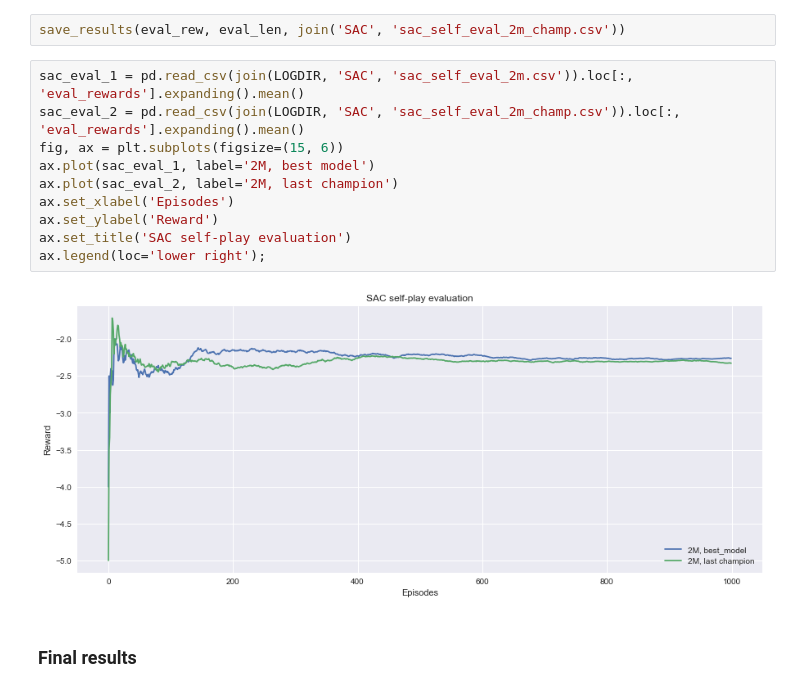
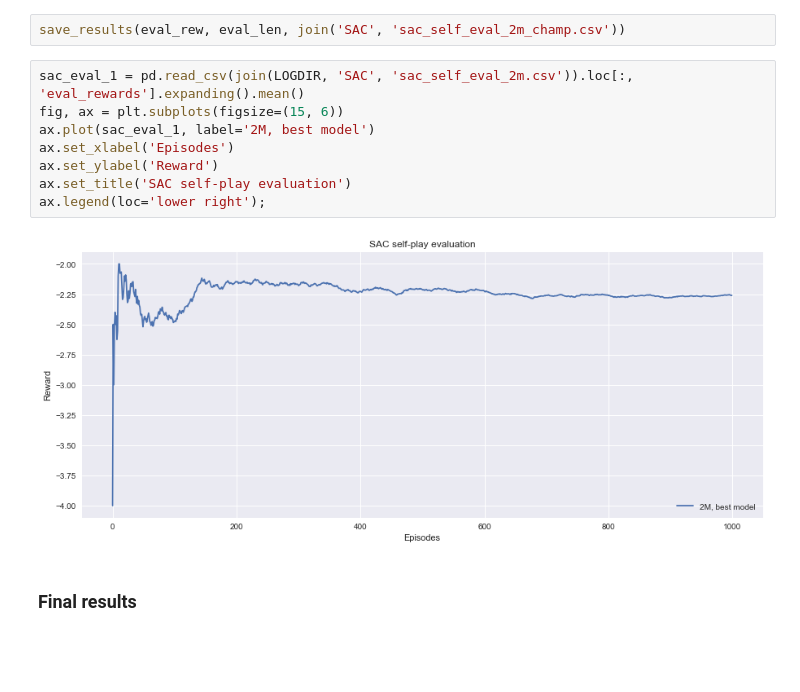
Before and after one commit to andreszpt/rl-slimevolley, a Jupyter notebook: src/selfplay.ipynb, the cells around one changed output. Drawn from its saved outputs; the diff is of its cells as text; blank space fills up the shorter version.

```diff
--- a/src/selfplay.ipynb
+++ b/src/selfplay.ipynb
@@ -321,16 +315,14 @@ eval_rew, eval_len = evaluate_algorithm(slime_env_gym, sac_policy, 1000)
 save_results(eval_rew, eval_len, join('SAC', 'sac_self_eval_2m_champ.csv'))
 # %%
 sac_eval_1 = pd.read_csv(join(LOGDIR, 'SAC', 'sac_self_eval_2m.csv')).loc[:, 'eval_rewards'].expanding().mean()
-sac_eval_2 = pd.read_csv(join(LOGDIR, 'SAC', 'sac_self_eval_2m_champ.csv')).loc[:, 'eval_rewards'].expanding().mean()
 fig, ax = plt.subplots(figsize=(15, 6))
 ax.plot(sac_eval_1, label='2M, best model')
-ax.plot(sac_eval_2, label='2M, last champion')
 ax.set_xlabel('Episodes')
 ax.set_ylabel('Reward')
 ax.set_title('SAC self-play evaluation')
 ax.legend(loc='lower right');
 # %% [output]
-[figure, old version]
+[figure, new version]
 # %% [markdown]
 ### Final results
 # %% [markdown]
```
Also changed, not shown: parts of 3 cells of this notebook, 3 other files.
